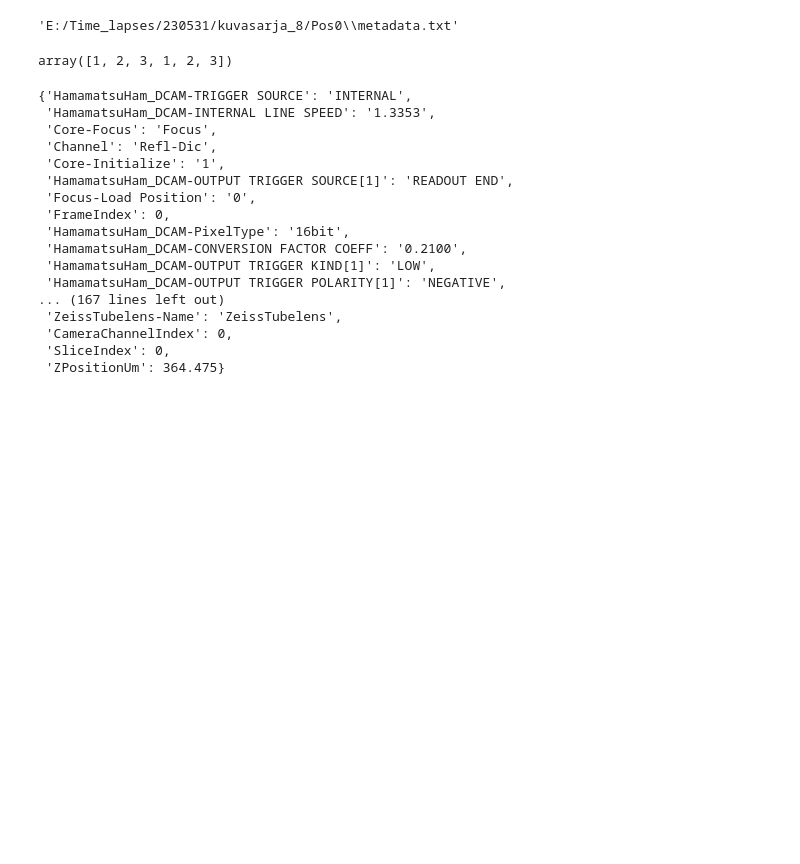
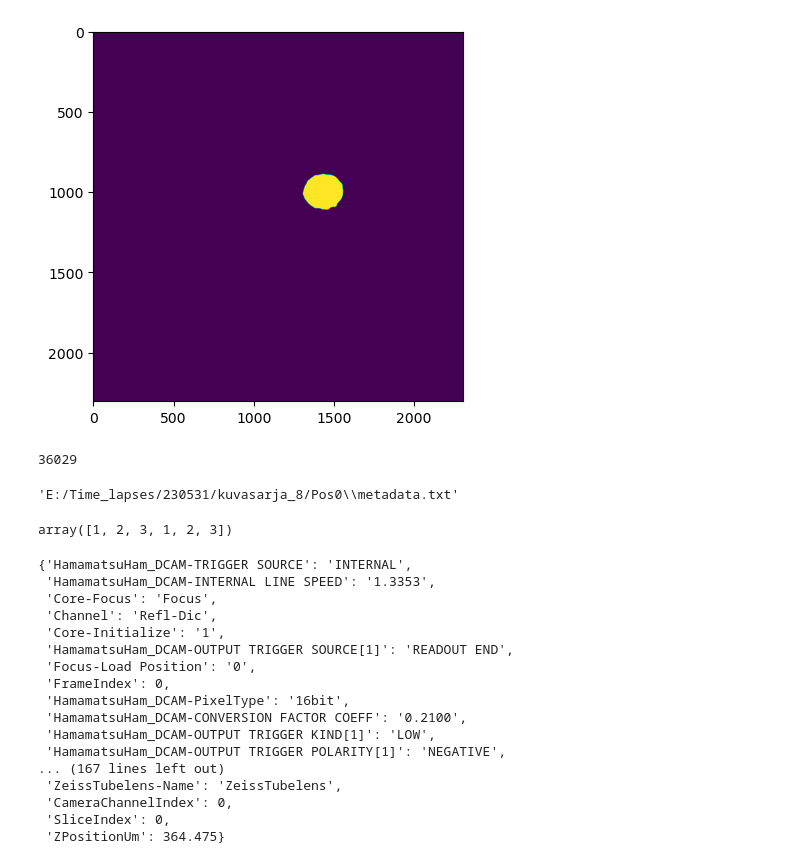
Before and after one commit to ArttuD/InstruProject, a Jupyter notebook: jupyterNotebooks/createVideos.ipynb, the cells around one changed output. Cells and saved outputs as stored; diff of their text form; code cells hidden in the pictures; blank space fills up the shorter version.

Commit message:
segmentation with thresholds

```diff
--- a/jupyterNotebooks/createVideos.ipynb
+++ b/jupyterNotebooks/createVideos.ipynb
@@ -17,0 +134,44 @@ import json
+# %%
+
+#out_name = "./test.mp4"
+#out_process = cv2.VideoWriter(out_name, cv2.VideoWriter_fourcc(*"mp4v"), 5, (2304,2304))
+
+with ND2Reader(video_path) as images:
+
+    #for k in range(0,48):
+    #for j in range(metas["n_frames"]):
+    #for z in range(metas["n_levels"]):
+
+    img_bf = images.get_frame_2D(c=0, t=0, z=19, x=0, y=0, v=0)
+    #img_bf = (img_bf/(2**16)*2**8).astype("uint8")
+
+    img_bf = scipy.ndimage.gaussian_filter(img_bf, (3,3))
+    #th = skimage.filters.threshold_yen(img_bf)
+    th = yen_filter_16(img_bf)
+    binary = img_bf > th
+    #tuned_fl = closing(tuned_fl,disk(5))
+    #frame = img_bf.copy() #(img_bf/(2**16)*2**8).astype("uint8")
+    #img_bf = images.get_frame_2D(c=1, t=k, z=19, x=0, y=0, v=4)
+
+
+    #tuned_fl = scipy.ndimage.gaussian_filter(img_fl, (5,5))
+    #th = np.percentile(tuned_fl.flatten(), 97.5)
+    #frame[frame<th] = 0
+    #frame[frame>=th] = 1
+
+    #frame = scipy.ndimage.median_filter(tuned_fl, size = 5).astype("uint8")
+    #img_bf = (img_bf/(2**16)*2**8).astype("uint8")
+    #tuned_fl = skimage.exposure.equalize_adapthist(tuned_fl, clip_limit=0.075)
+    #tuned_fl = closing(tuned_fl, disk(5)).astype("uint8")
+    #tuned_fl = skimage.morphology.area_closing(tuned_fl, area_threshold= 1000)
+    #img_bf = (img_bf/(2**16)*2**8).astype("uint8")
+    #frame = np.stack((frame, frame, frame), axis = -1)
+    #contours, hierarchy = cv2.findContours(image=tuned_fl, mode=cv2.RETR_TREE, method=cv2.CHAIN_APPROX_NONE)
+    #cv2.drawContours(tuned_fl, contours, -1, (255, 0, 0), 3)
+    #out_vis = cv2.addWeighted(img_bf,1.0,np.stack((frame,frame,frame), axis = -1)*255,0.25,5)
+    #out_process.write(out_vis)
+    plt.imshow(binary)
+
+#out_process.release()
+# %% [output]
+[figure, added]
@@ -18,3 +199,7 @@ import json
+# %%
+th
+# %% [output]
+36029
 # %%
 root2 = glob("C:/Users/lehtona6/Experiments/230710_/results/kuvasarja_2/Pos0/*.tif")
 # %%
```
Also changed, not shown: parts of 9 cells of this notebook, 3 other files.
